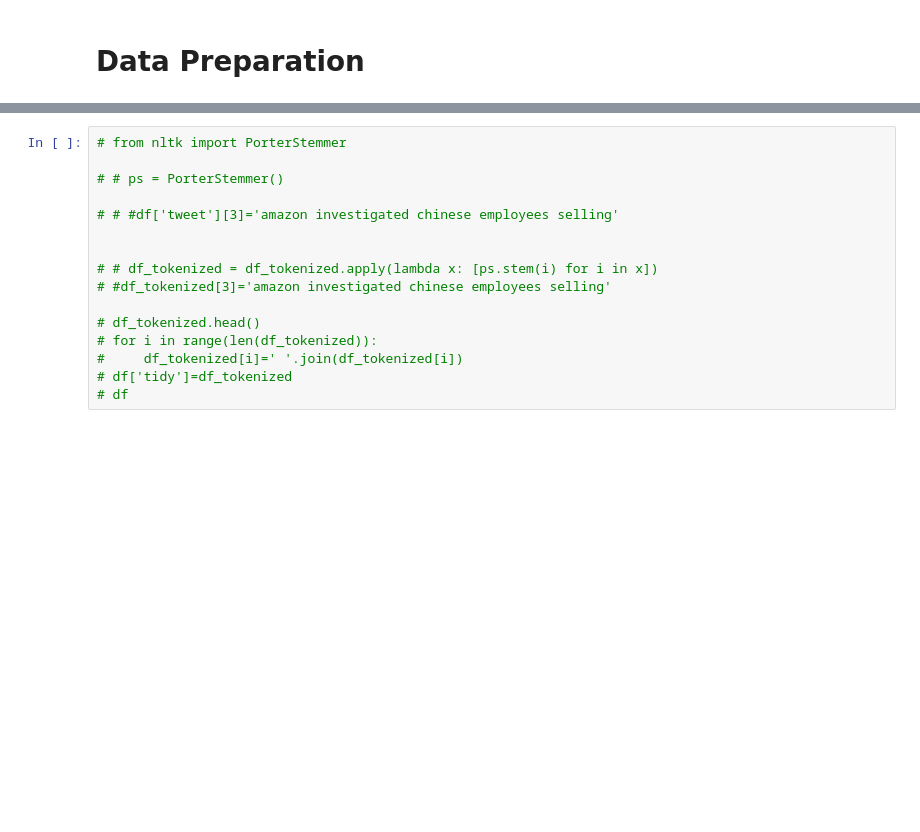
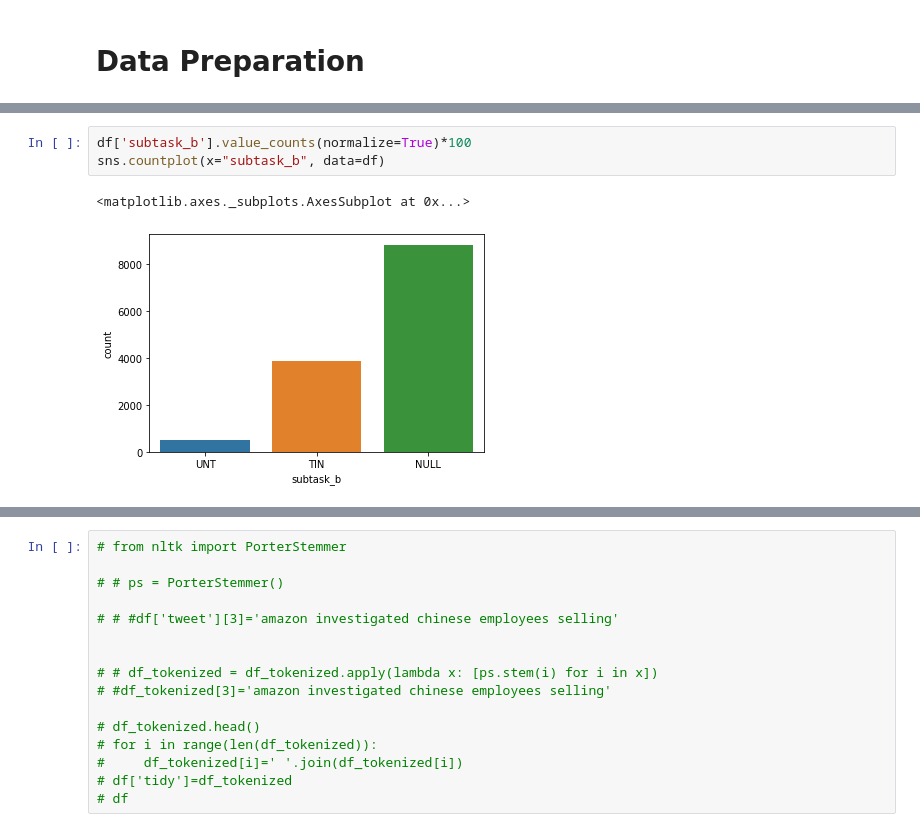
Before and after one commit to mhaiskarshridhar/OffensEval-2019, a Jupyter notebook: SemEvaluation.ipynb, the cells around one changed output, grey strips where cells are left out. Drawn from its saved outputs; the diff is of its cells as text; blank space fills up the shorter version.

```diff
--- a/SemEvaluation.ipynb
+++ b/SemEvaluation.ipynb
@@ -110,0 +124,6 @@ See the caveats in the documentation: http://pandas.pydata.org/pandas-docs/stabl
+# %%
+df['subtask_b'].value_counts(normalize=True)*100
+sns.countplot(x="subtask_b", data=df)
+# %% [output]
+<matplotlib.axes._subplots.AxesSubplot at 0x...>
+[figure, added]
```
Also changed, not shown: parts of 6 cells of this notebook.
